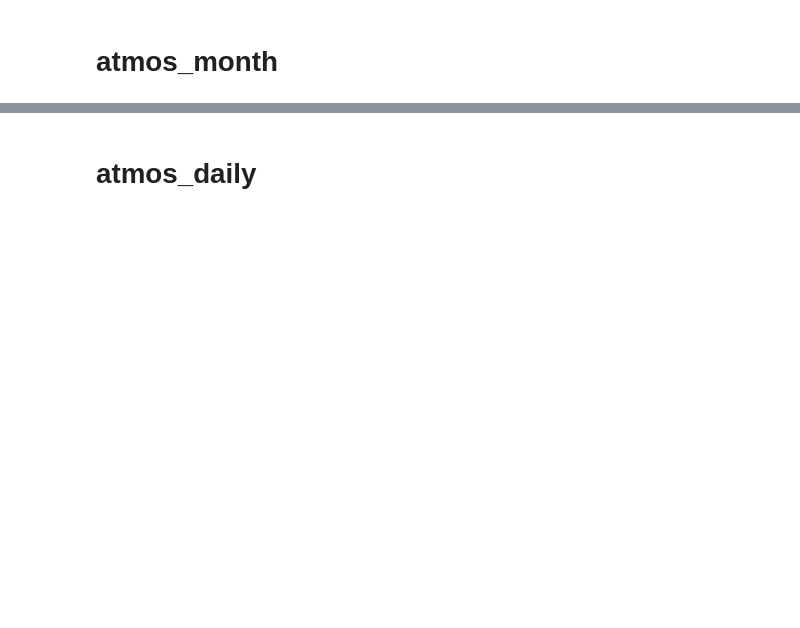
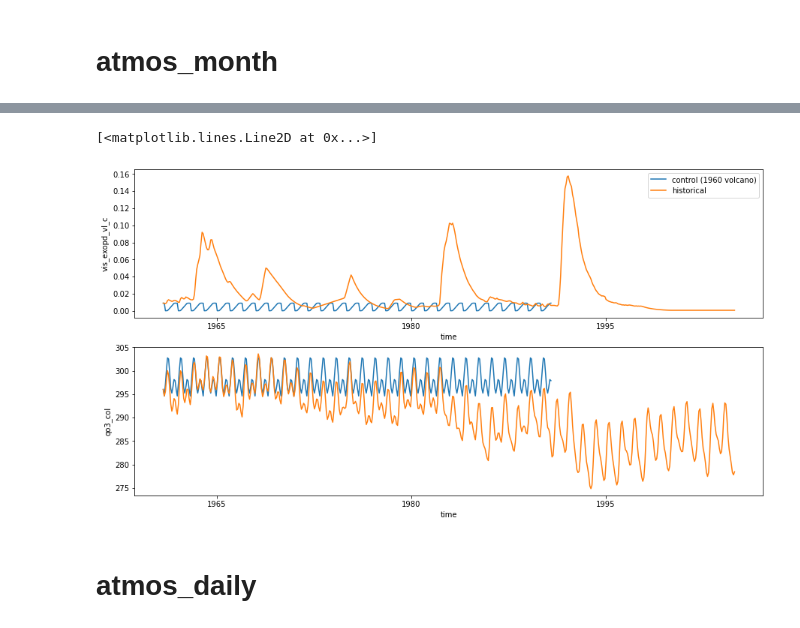
Before and after one commit to dougiesquire/cm-historical, a Jupyter notebook: notebooks/hist_mem001.ipynb, the cells around one changed output, grey strips where cells are left out. Drawn from its saved outputs; the diff is of its cells as text; code cells hidden in the pictures; blank space fills up the shorter version.

```diff
--- a/notebooks/hist_mem001.ipynb
+++ b/notebooks/hist_mem001.ipynb
@@ -165,3 +163,23 @@ ax1.set_xlim(xlims);
+# %%
+hist_gbl_vol_forcing = hist_atmos_month['vis_exopd_vl_c'].weighted(area).mean(['lat','lon'])
+ctrl_gbl_vol_forcing = ctrl_atmos_month['vis_exopd_vl_c'].weighted(area).mean(['lat','lon'])
+
+hist_gbl_qo3_forcing = hist_atmos_month['qo3_col'].weighted(area).mean(['lat','lon'])
+ctrl_gbl_qo3_forcing = ctrl_atmos_month['qo3_col'].weighted(area).mean(['lat','lon'])
+ctrl_nvol_gbl_qo3_forcing = ctrl_nvol_atmos_month['qo3_col'].weighted(area).mean(['lat','lon'])
+# %%
+fig, (ax0, ax1) = plt.subplots(2, 1, figsize=(15,8))
+
+ctrl_gbl_vol_forcing.plot(ax=ax0, color='C0', label='control (1960 volcano)')
+hist_gbl_vol_forcing.plot(ax=ax0, color='C1',label='historical')
+ax0.legend()
+
+# ctrl_nvol_gbl_qo3_forcing.plot(ax=ax1, color=lighten('C0'))
+ctrl_gbl_qo3_forcing.plot(ax=ax1, color='C0')
+hist_gbl_qo3_forcing.plot(ax=ax1, color='C1')
+# %% [output]
+[<matplotlib.lines.Line2D at 0x...>]
+[figure, added]
 # %% [markdown]
 # atmos_daily
 # %%
```
Also changed, not shown: parts of 6 cells of this notebook.
